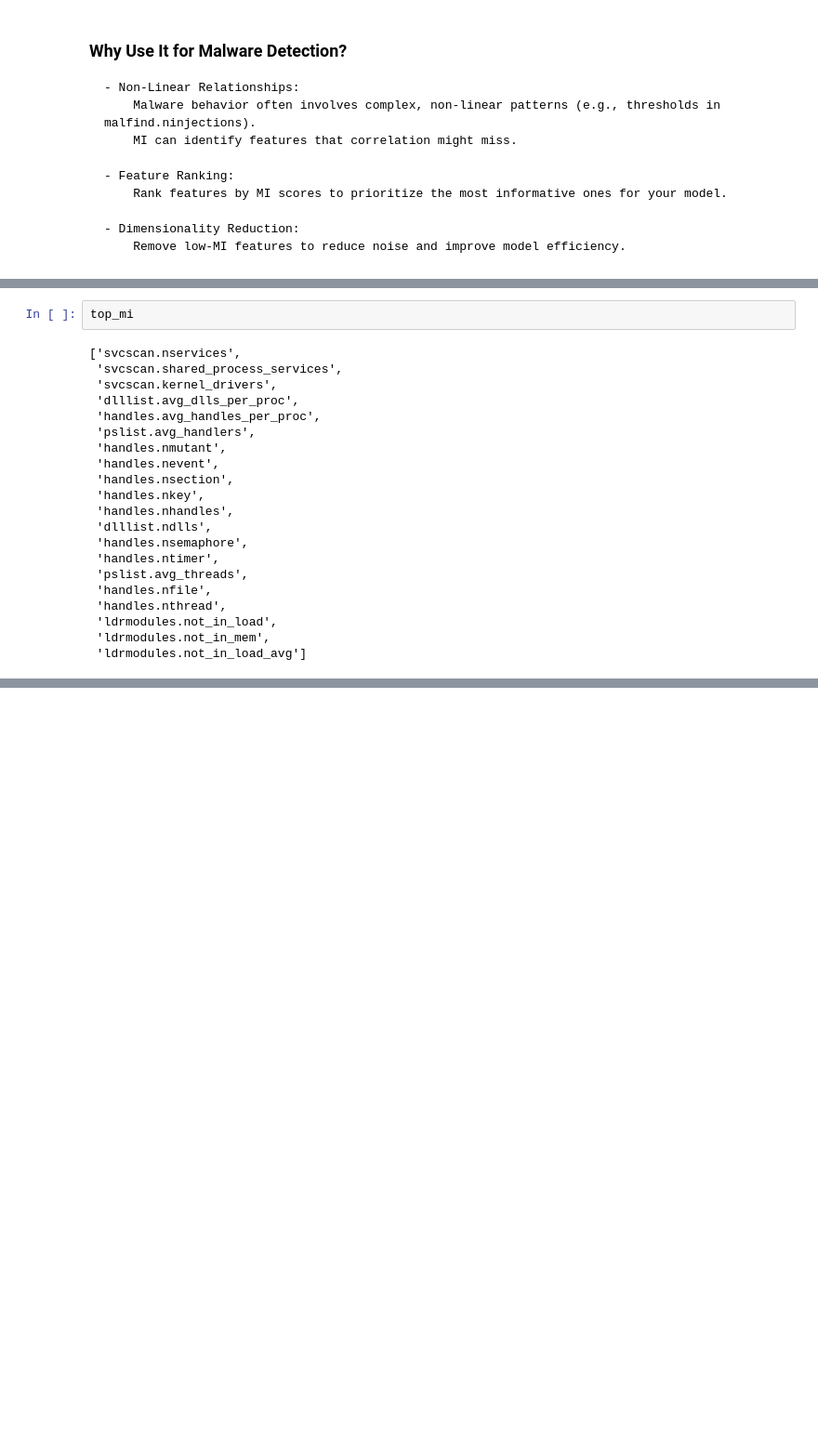
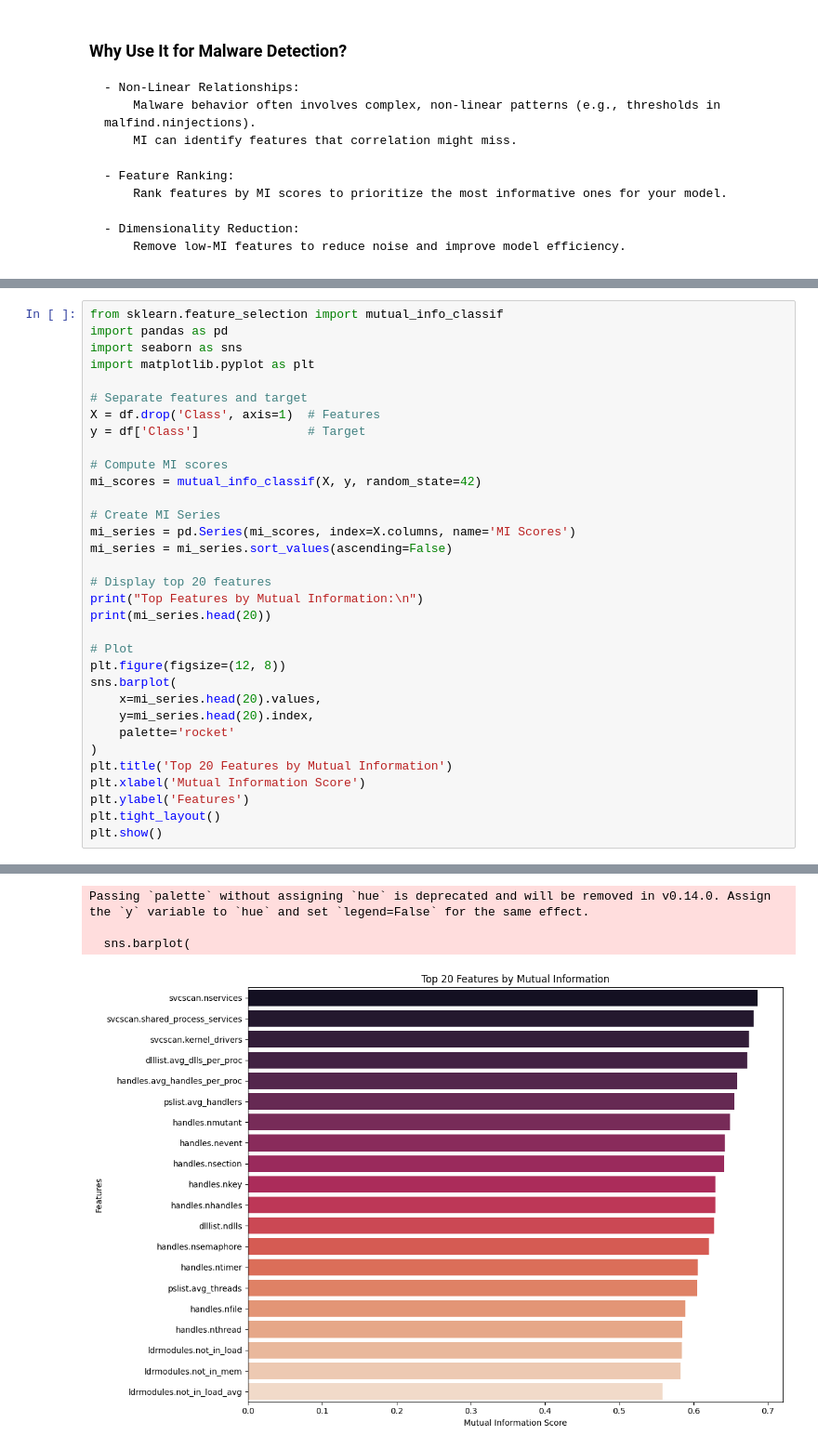
Before and after one commit to Prathamesh-Palatshaha/Brainstorm-Lab, a Jupyter notebook: malMem25.ipynb, the cells around one changed output, grey strips where cells are left out. Shown: that part at 93% size. Cells and saved outputs as stored; diff of their text form; blank space fills up the shorter version.

```diff
--- a/malMem25.ipynb
+++ b/malMem25.ipynb
@@ -293,23 +210,34 @@ top_corr
-# %%
-top_mi
-# %% [output]
-['svcscan.nservices',
- 'svcscan.shared_process_services',
- 'svcscan.kernel_drivers',
- 'dlllist.avg_dlls_per_proc',
- 'handles.avg_handles_per_proc',
- 'pslist.avg_handlers',
- 'handles.nmutant',
- 'handles.nevent',
- 'handles.nsection',
- 'handles.nkey',
- 'handles.nhandles',
- 'dlllist.ndlls',
- 'handles.nsemaphore',
- 'handles.ntimer',
- 'pslist.avg_threads',
- 'handles.nfile',
- 'handles.nthread',
- 'ldrmodules.not_in_load',
- 'ldrmodules.not_in_mem',
- 'ldrmodules.not_in_load_avg']
+# %%
+from sklearn.feature_selection import mutual_info_classif
+import pandas as pd
+import seaborn as sns
+import matplotlib.pyplot as plt
+
+# Separate features and target
+X = df.drop('Class', axis=1)  # Features
+y = df['Class']               # Target
+
+# Compute MI scores
+mi_scores = mutual_info_classif(X, y, random_state=42)
+
+# Create MI Series
+mi_series = pd.Series(mi_scores, index=X.columns, name='MI Scores')
+mi_series = mi_series.sort_values(ascending=False)
+
+# Display top 20 features
+print("Top Features by Mutual Information:\n")
+print(mi_series.head(20))
+
+# Plot
+plt.figure(figsize=(12, 8))
+sns.barplot(
+    x=mi_series.head(20).values,
+    y=mi_series.head(20).index,
+    palette='rocket'
+)
+plt.title('Top 20 Features by Mutual Information')
+plt.xlabel('Mutual Information Score')
+plt.ylabel('Features')
+plt.tight_layout()
+plt.show()
+# %% [output]
@@ -315,0 +261,4 @@ top_mi
+Passing `palette` without assigning `hue` is deprecated and will be removed in v0.14.0. Assign the `y` variable to `hue` and set `legend=False` for the same effect.
+
+  sns.barplot(
+[figure, added]
```
Also changed, not shown: parts of 22 cells of this notebook.
